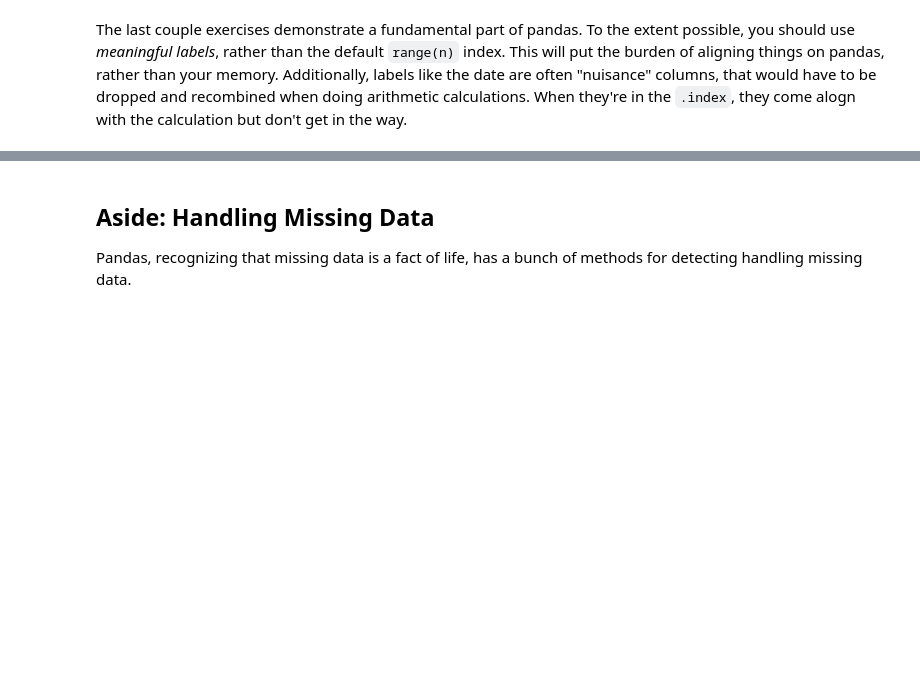
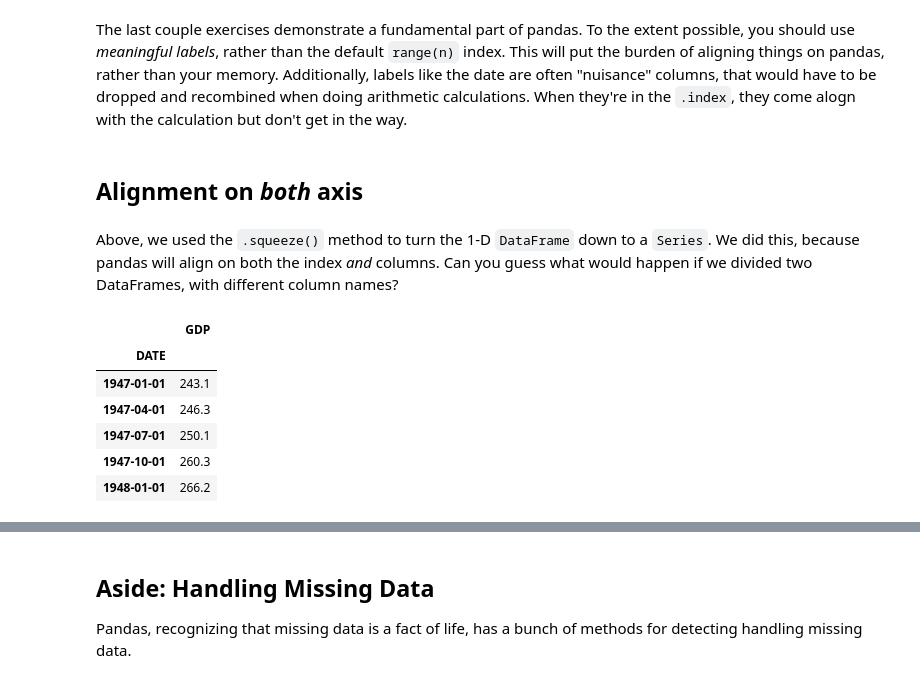
Before and after one commit to TomAugspurger/pandas-head-to-tail, a Jupyter notebook: 02-Alignment.ipynb, the cells around one changed output, grey strips where cells are left out. Drawn from its saved outputs; the diff is of its cells as text; code cells hidden in the pictures; blank space fills up the shorter version.

```diff
--- a/02-Alignment.ipynb
+++ b/02-Alignment.ipynb
@@ -293,3 +279,21 @@ To the extent possible, you should use *meaningful labels*, rather than the defa
 This will put the burden of aligning things on pandas, rather than your memory.
 Additionally, labels like the date are often "nuisance" columns, that would have to be dropped and recombined when doing arithmetic calculations.
 When they're in the `.index`, they come alogn with the calculation but don't get in the way.
+# %% [markdown]
+## Alignment on *both* axis
+# %% [markdown]
+Above, we used the `.squeeze()` method to turn the 1-D `DataFrame` down to a `Series`.
+We did this, because pandas will align on both the index *and* columns.
+Can you guess what would happen if we divided two DataFrames, with different column names?
+# %%
+gdp_ = pd.read_csv('data/gdp.csv', index_col='DATE',
+                   parse_dates=['DATE'])
+gdp_.head()
+# %% [output]
+|  | GDP |
+| DATE |  |
+| 1947-01-01 | 243.1 |
+| 1947-04-01 | 246.3 |
+| 1947-07-01 | 250.1 |
+| 1947-10-01 | 260.3 |
+| 1948-01-01 | 266.2 |
```
Also changed, not shown: parts of 6 cells of this notebook, 4 other files.
